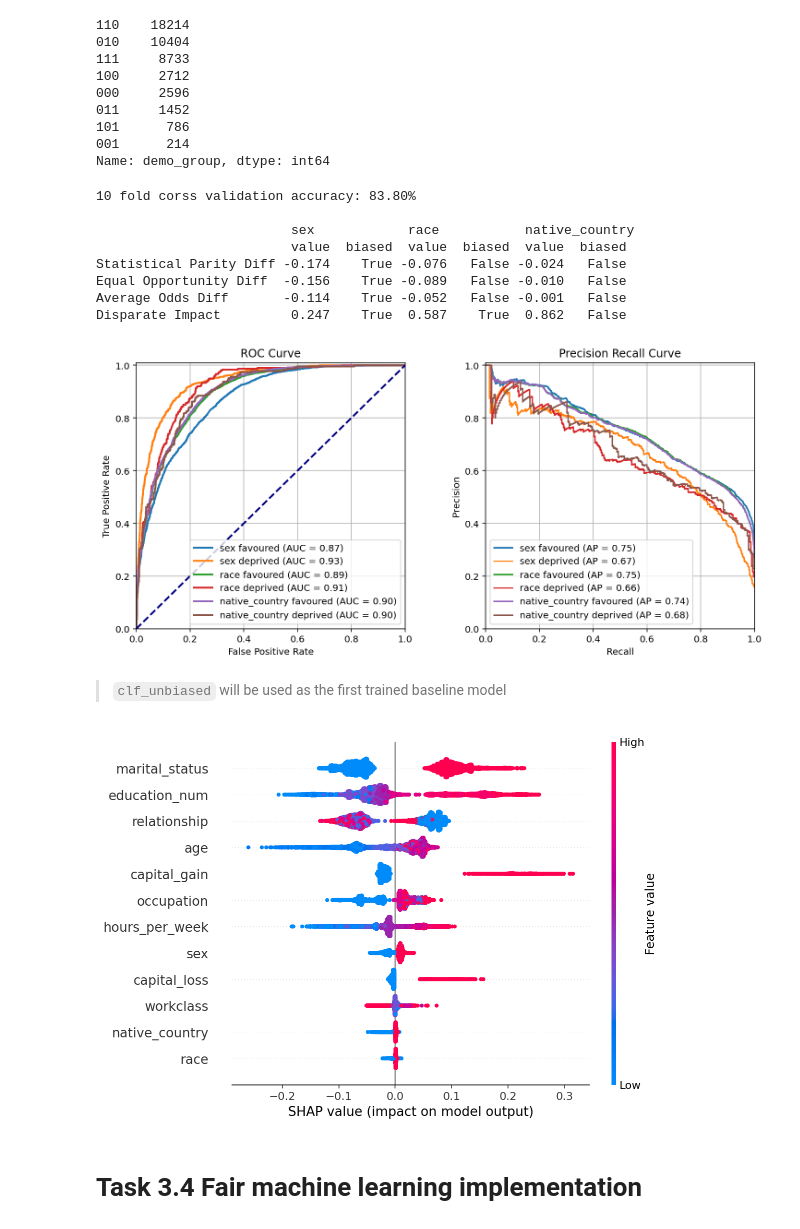
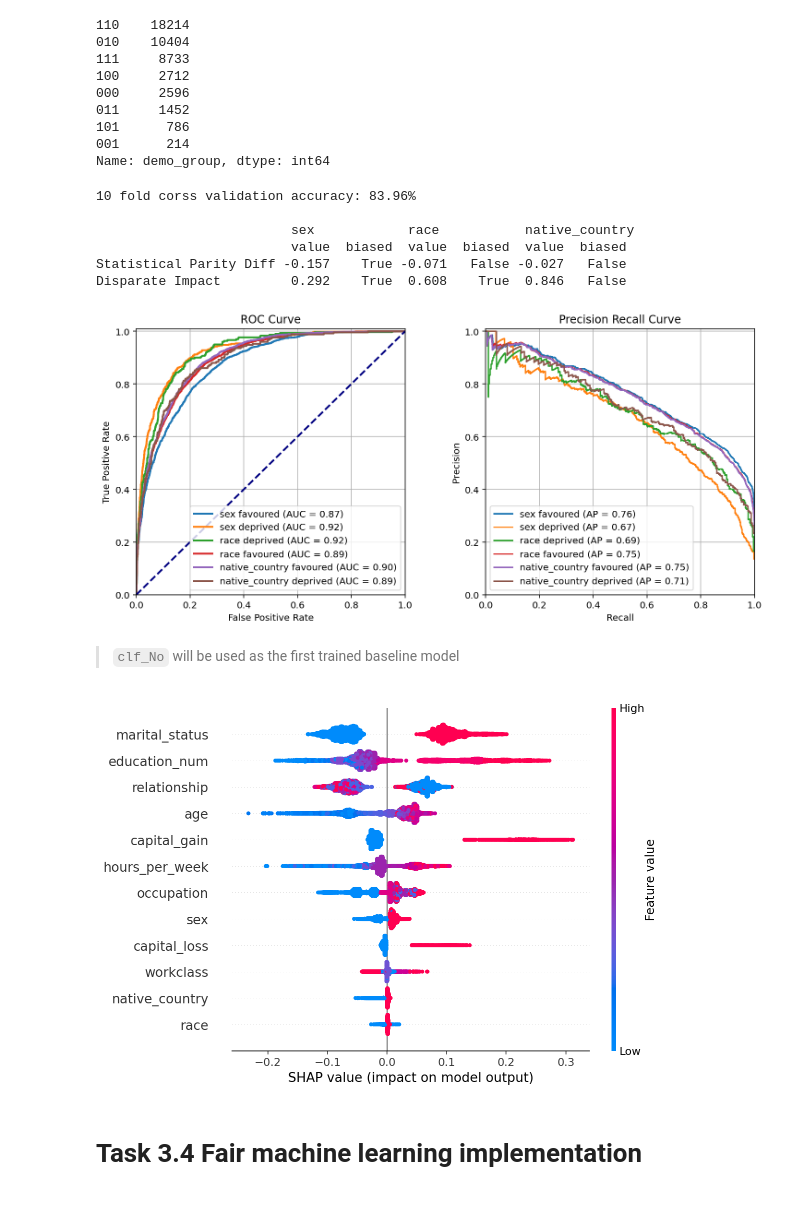
Before and after one commit to atharvat80/Bias-in-AI-CW-2020-21, a Jupyter notebook: coursework.ipynb, the cells around one changed output. Drawn from its saved outputs; the diff is of its cells as text; code cells hidden in the pictures.

```diff
--- a/coursework.ipynb
+++ b/coursework.ipynb
@@ -160,7 +163,7 @@ CONTINUOUS = ['age', 'fnlwgt', 'education_num', 'capital_gain', 'capital_loss',
 DISCRETE = ["workclass", "education", "marital_status", "occupation", "relationship", "race", "sex", "native_country",
             "salary"]
 
-data = pd.read_csv("https://raw.githubusercontent.com/jbrownlee/Datasets/master/adult-all.csv",
+data = pd.read_csv("https://raw.githubusercontent.com/atharvat80/datasets/main/adult-all.csv",
                    na_values='?', names=FEATURES)
 data.info()
 # %% [output]
@@ -432,24 +452,22 @@ Name: demo_group, dtype: int64
 X_train, X_test, y_train, y_test = train_test_split(X, y, test_size=0.3, stratify=data.demo_group)
 del data['demo_group']
 # %%
-clf_unbiased = train(X_train, y_train, X_test, y_test)
-check_bias(clf_unbiased, X_test, y_test, ["sex", "race", "native_country"])
+clf_No = train(X_train, y_train, X_test, y_test)
+check_bias(clf_No, X_test, y_test, ["sex", "race", "native_country"])
 # %% [output]
-10 fold corss validation accuracy: 83.80%
+10 fold corss validation accuracy: 83.96%
 
                          sex            race           native_country
                          value  biased  value  biased  value  biased
-Statistical Parity Diff -0.174    True -0.076   False -0.024   False
-Equal Opportunity Diff  -0.156    True -0.089   False -0.010   False
-Average Odds Diff       -0.114    True -0.052   False -0.001   False
-Disparate Impact         0.247    True  0.587    True  0.862   False
+Statistical Parity Diff -0.157    True -0.071   False -0.027   False
+Disparate Impact         0.292    True  0.608    True  0.846   False
-[figure, old version]
+[figure, new version]
 # %% [markdown]
-> `clf_unbiased` will be used as the first trained baseline model
+> `clf_No` will be used as the first trained baseline model
 # %%
-shap_summery(clf_unbiased, X_test)
+shap_summery(clf_No, X_test)
 # %% [output]
-[figure, old version]
+[figure, new version]
 # %% [markdown]
 # Task 3.4 Fair machine learning implementation
 # %% [markdown]
```
Also changed, not shown: parts of 18 cells of this notebook.
